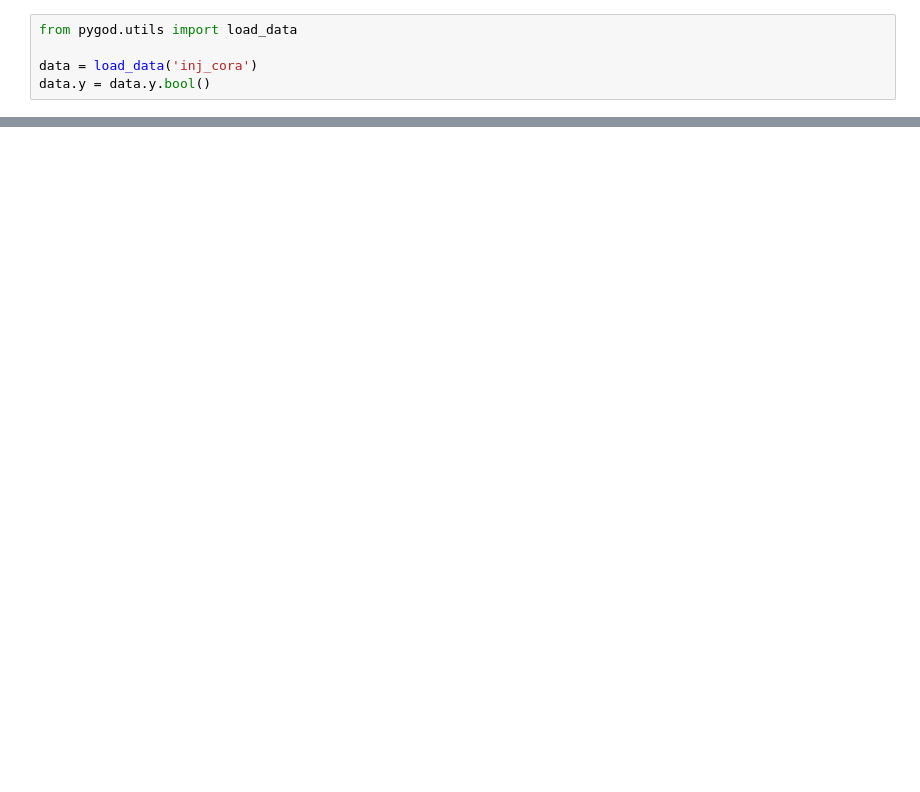
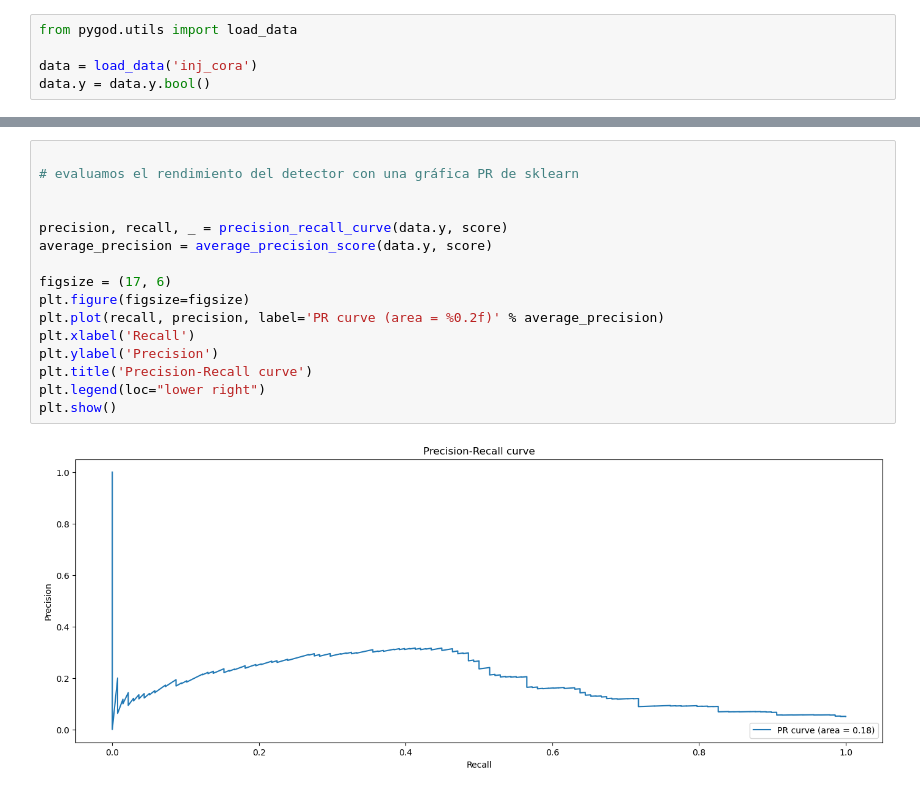
Before and after one commit to jemarle/graph_convolutional_networks, a Jupyter notebook: prueba02.ipynb, the cells around one changed output, grey strips where cells are left out. Saved outputs shown, nothing was run; the diff lists cells and outputs as text; blank space fills up the shorter version.

```diff
--- a/prueba02.ipynb
+++ b/prueba02.ipynb
@@ -36,0 +120,18 @@ ImportError: 'NeighborSampler' requires either 'pyg-lib' or 'torch-sparse'
+# %%
+
+# evaluamos el rendimiento del detector con una gráfica PR de sklearn
+
+
+precision, recall, _ = precision_recall_curve(data.y, score)
+average_precision = average_precision_score(data.y, score)
+
+figsize = (17, 6)
+plt.figure(figsize=figsize)
+plt.plot(recall, precision, label='PR curve (area = %0.2f)' % average_precision)
+plt.xlabel('Recall')
+plt.ylabel('Precision')
+plt.title('Precision-Recall curve')
+plt.legend(loc="lower right")
+plt.show()
+# %% [output]
+[figure, added]
```
Also changed, not shown: parts of 24 cells of this notebook.
